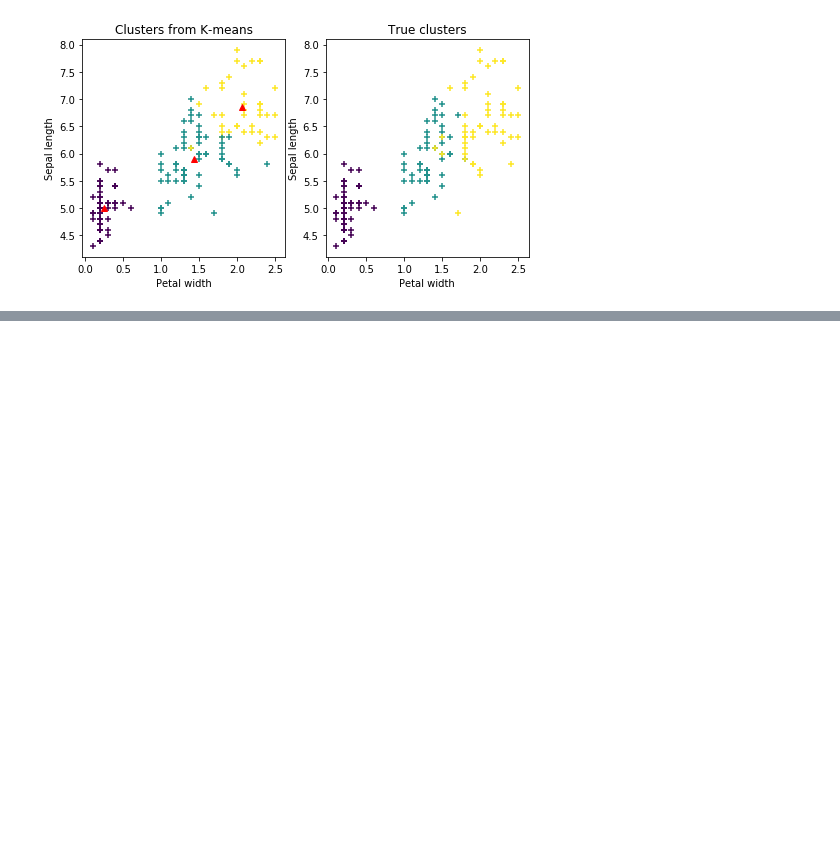
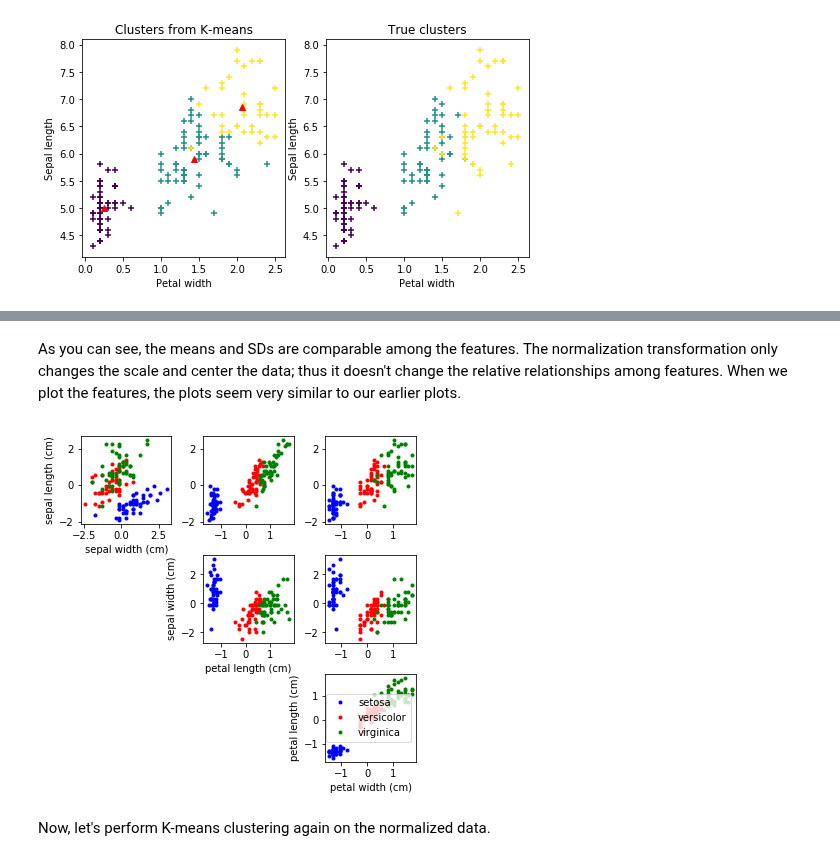
Before and after one commit to sathayas/JupyterfMRIFall2019, a Jupyter notebook: MachineLearning.ipynb, the cells around one changed output, grey strips where cells are left out. Drawn from its saved outputs; the diff is of its cells as text; code cells hidden in the pictures; blank space fills up the shorter version.

Commit message:
Finished iris clustering section. Finished normalization section

```diff
--- a/MachineLearning.ipynb
+++ b/MachineLearning.ipynb
@@ -119,0 +169,4 @@ plt.show()
+# %%
+# standardizing the features
+irisNorm = StandardScaler().fit(X_raw)  # learning standardization
+X = irisNorm.transform(X_raw)  # transforming the raw features
@@ -119,0 +188,29 @@ plt.show()
+# %% [markdown]
+As you can see, the means and SDs are comparable among the features. The normalization transformation only changes the scale and center the data; thus it doesn't change the relative relationships among features. When we plot the features, the plots seem very similar to our earlier plots.
+# %%
+# plotting the data
+plt.figure(figsize=[6, 6])
+
+# generating subplots
+y_set = list(set(y))
+c_points = ['b.','r.','g.']
+for iRow in range(nVar-1):  # subplot row index
+    for iCol in range(iRow+1, nVar):  # subplot column index
+        indPlot = (nVar-1)*iRow + iCol
+        plt.subplot(nVar-1, nVar-1, indPlot)
+        for iIris in y_set:
+            plt.plot(X[y==iIris,iCol], X[y==iIris,iRow],
+                     c_points[iIris], label=targetNames[iIris])
+        if iCol==iRow+1:
+            plt.xlabel(varNames[iCol])
+            plt.ylabel(varNames[iRow])
+        if iRow==(nVar-2) and iCol==(nVar-1):
+            plt.legend()
+
+# adjusting the space between subplots
+plt.subplots_adjust(wspace=0.35, hspace=0.35)
+plt.show()
+# %% [output]
+[figure, added]
+# %% [markdown]
+Now, let's perform K-means clustering again on the normalized data.
```
Also changed, not shown: parts of 14 cells of this notebook.
